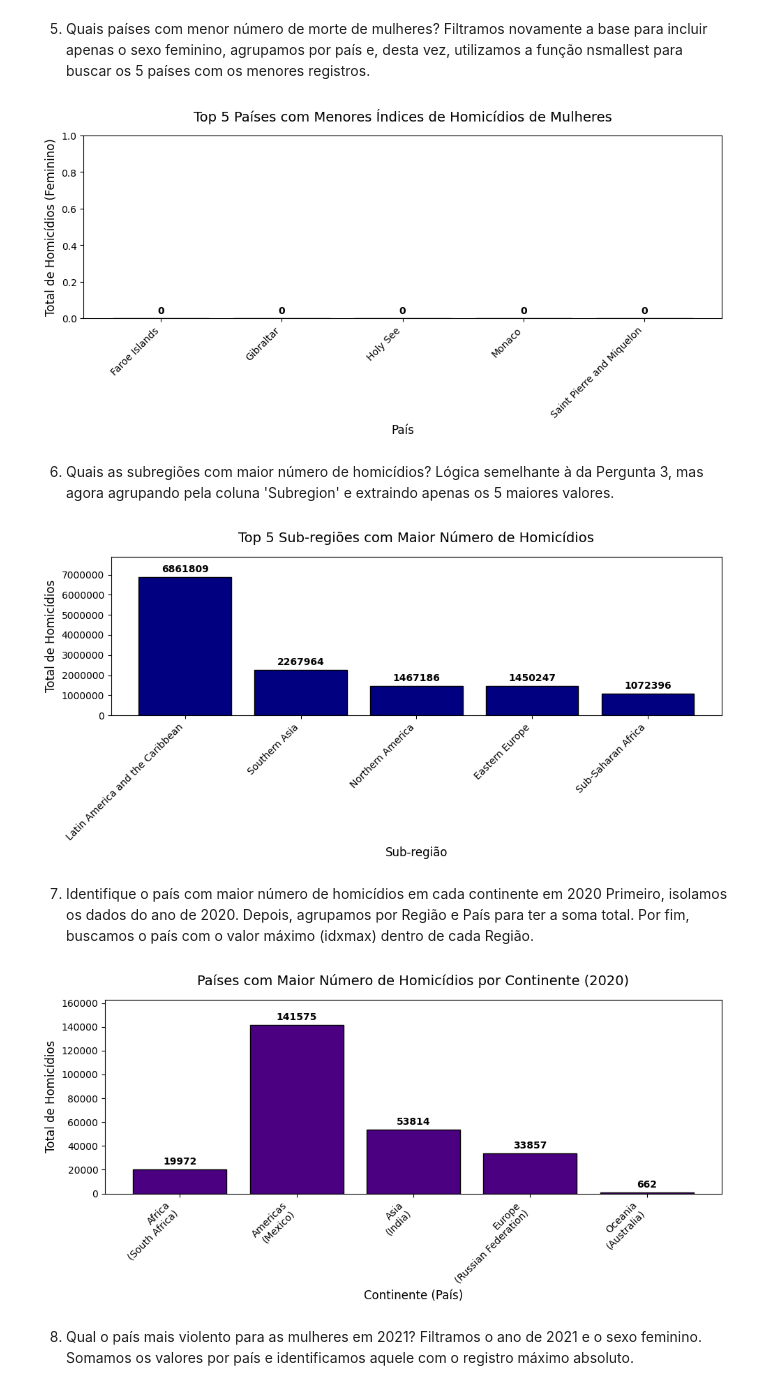
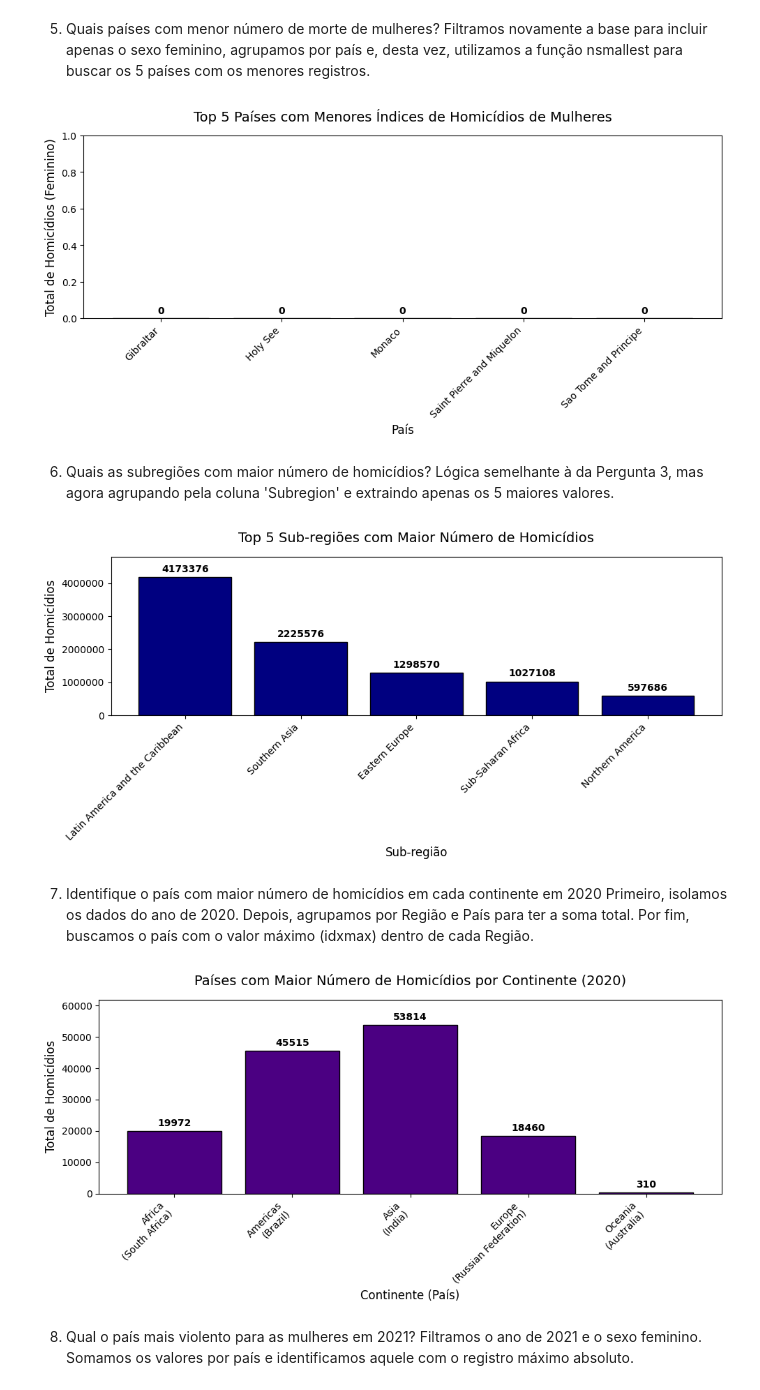
Before and after one commit to victoremanuelfont/analise_homicidios_regressao, a Jupyter notebook: Análise_Homicídios.ipynb, the cells around one changed output. Saved outputs shown, nothing was run; the diff lists cells and outputs as text; code cells hidden in the pictures.

Commit message:
Criação de um filtro no database para os dados ficarem "limpos" nos calculos

```diff
--- a/Análise_Homicídios.ipynb
+++ b/Análise_Homicídios.ipynb
@@ -6,14 +6,34 @@ import pandas as pd
 import numpy as np
 import matplotlib.pyplot as plt
 
+# Caminho do arquivo
+caminho_arquivo = 'data_cts_intentional_homicide.csv'
+
+# 1. Lendo o arquivo CSV original
+df_counts = pd.read_csv(caminho_arquivo, skiprows=2, low_memory=False)
+
+# 2. Criando o DataFrame limpo (Filtra apenas contagens absolutas e evita dupla contagem)
+df_limpo = df_counts[
+    (df_counts['Unit of measurement'] == 'Counts') &
+    (df_counts['Dimension'] == 'Total') &
+    (df_counts['Category'] == 'Total') &
+    (df_counts['Age'] == 'Total')
+].copy()
+
+# 3. Garante que a coluna 'VALUE' é tratada como número (fundamental para as somas)
+df_limpo['VALUE'] = pd.to_numeric(df_limpo['VALUE'], errors='coerce')
+
+# Exibindo as primeiras linhas para verificar
+df_limpo.head()
+
 # Carregamento do arquivo
-df = pd.read_csv('data_cts_intentional_homicide.csv', skiprows=2, low_memory=False)
+#df = pd.read_csv('data_cts_intentional_homicide.csv', skiprows=2, low_memory=False)
 
 # Padronizando colunas
-df.columns = [col.capitalize() for col in df.columns]
+#df.columns = [col.capitalize() for col in df.columns]
 
 # Filtrando contagens e convertendo valores
-df_counts = df[df['Unit of measurement'] == 'Counts'].copy()
-df_counts['Year'] = pd.to_numeric(df_counts['Year'], errors='coerce')
-df_counts['Value'] = pd.to_numeric(df_counts['Value'], errors='coerce')
-df_counts = df_counts.dropna(subset=['Value'])
+#df_counts = df[df['Unit of measurement'] == 'Counts'].copy()
+#df_counts['Year'] = pd.to_numeric(df_counts['Year'], errors='coerce')
+#df_counts['VALUE'] = pd.to_numeric(df_counts['VALUE'], errors='coerce')
+#df_counts = df_counts.dropna(subset=['VALUE'])
@@ -181,15 +208,15 @@ Filtramos novamente a base para incluir apenas o sexo feminino, agrupamos por pa
 import matplotlib.pyplot as plt
 
 # Filtra os dados para o sexo feminino
-df_mulheres = df_counts[df_counts['Sex'] == 'Female']
+df_mulheres = df_limpo[df_limpo['Sex'] == 'Female']
 # Agrupa por país e obtém os 5 menores
-menores_paises_mulheres = df_mulheres.groupby('Country')['Value'].sum().nsmallest(5).reset_index()
+menores_paises_mulheres = df_mulheres.groupby('Country')['VALUE'].sum().nsmallest(5).reset_index()
 
 # Plotagem em um único gráfico de colunas
 plt.figure(figsize=(10, 5))
 grafico_barras = plt.bar(
     menores_paises_mulheres["Country"],
-    menores_paises_mulheres["Value"],
+    menores_paises_mulheres["VALUE"],
     color="salmon",
     edgecolor="black",
 )
@@ -203,14 +230,14 @@ plt.xlabel("País", fontsize=12)
 plt.ylabel("Total de Homicídios (Feminino)", fontsize=12)
 
 # Como existe paises com valores 0, aqui ajudará na visualização
-val_max = menores_paises_mulheres["Value"].max()
+val_max = menores_paises_mulheres["VALUE"].max()
 plt.ylim(0, 1 if val_max == 0 else val_max * 1.15)
 
 plt.xticks(rotation=45, ha="right", fontsize=10) # Rotaciona os nomes dos países para não sobrepor
 plt.tight_layout()                               # Ajusta automaticamente as margens do gráfico
 plt.show()                                       # Exibir o gráfico no Colab
 # %% [output]
-[figure, old version]
+[figure, new version]
 # %% [markdown]
 6. Quais as subregiões com maior número de homicídios?
 Lógica semelhante à da Pergunta 3, mas agora agrupando pela coluna 'Subregion' e extraindo apenas os 5 maiores valores.
@@ -218,13 +245,13 @@ Lógica semelhante à da Pergunta 3, mas agora agrupando pela coluna 'Subregion'
 import matplotlib.pyplot as plt
 
 # Agrupa por subregião e obtém os 5 maiores valores (usando o df_totais já filtrado)
-subregioes_maiores = df_totais.groupby('Subregion')['Value'].sum().nlargest(5).reset_index()
+subregioes_maiores = df_totais.groupby('Subregion')['VALUE'].sum().nlargest(5).reset_index()
 
 # Plotagem em um único gráfico de colunas
 plt.figure(figsize=(10, 5))
 grafico_barras = plt.bar(
     subregioes_maiores["Subregion"],
-    subregioes_maiores["Value"],
+    subregioes_maiores["VALUE"],
     color="navy",
     edgecolor="black",
 )
@@ -240,12 +267,12 @@ plt.ylabel("Total de Homicídios", fontsize=12)
 # Formata a visualização do eixo y para não mostrar número científico
 plt.ticklabel_format(style="plain", axis="y")
 
-plt.ylim(0, subregioes_maiores["Value"].max() * 1.15) # Definindo os limites, superior com folga
+plt.ylim(0, subregioes_maiores["VALUE"].max() * 1.15) # Definindo os limites, superior com folga
 plt.xticks(rotation=45, ha="right", fontsize=10)      # Rotaciona os nomes das sub-regiões para não sobrepor
 plt.tight_layout()                                    # Ajusta automaticamente as margens do gráfico
 plt.show()                                            # Exibir o gráfico no Colab
 # %% [output]
-[figure, old version]
+[figure, new version]
 # %% [markdown]
 7. Identifique o país com maior número de homicídios em cada continente em 2020
 Primeiro, isolamos os dados do ano de 2020. Depois, agrupamos por Região e País para ter a soma total. Por fim, buscamos o país com o valor máximo (idxmax) dentro de cada Região.
@@ -253,45 +280,45 @@ Primeiro, isolamos os dados do ano de 2020. Depois, agrupamos por Região e Paí
 import matplotlib.pyplot as plt
 
 # Filtra os dados para o ano de 2020 e sexo Total
-df_2020 = df_counts[(df_counts['Year'] == 2020) & (df_counts['Sex'] == 'Total')]
+df_2020 = df_limpo[(df_limpo['Year'] == 2020) & (df_limpo['Sex'] == 'Total')]
 # Agrupa por região e país para somar os totais
-somas_2020 = df_2020.groupby(['Region', 'Country'])['Value'].sum().reset_index()
+somas_2020 = df_2020.groupby(['Region', 'Country'])['VALUE'].sum().reset_index()
 # Encontra o índice do maior valor dentro de cada região/continente
-indices_maiores = somas_2020.groupby('Region')['Value'].idxmax()
+indices_maiores = somas_2020.groupby('Region')['VALUE'].idxmax()
 maiores_por_regiao = somas_2020.loc[indices_maiores].reset_index(drop=True)
 
 # Cria os rótulos combinando o Continente (Region) com o respectivo País
 rotulos_eixo_x = [
     f"{reg}\n({pais})"
     for reg, pais in zip(
         maiores_por_regiao["Region"], maiores_por_regiao["Country"]
     )
 ]
 
 # Plotagem em um único gráfico de colunas
 plt.figure(figsize=(10, 5))
 grafico_barras = plt.bar(
     rotulos_eixo_x,
-    maiores_por_regiao["Value"],
+    maiores_por_regiao["VALUE"],
     color="indigo",
     edgecolor="black",
 )
 
 # Adiciona os números em cima de cada coluna
 plt.bar_label(grafico_barras, padding=3, fmt="%d", fontsize=10, weight="bold")
 
 # Ajustes de layout e correção de margem superior
 plt.title("Países com Maior Número de Homicídios por Continente (2020)",fontsize=14,pad=15)
 plt.xlabel("Continente (País)", fontsize=12)
 plt.ylabel("Total de Homicídios", fontsize=12)
 
 
-plt.ylim(0, maiores_por_regiao["Value"].max() * 1.15) # Definindo os limites, superior com folga
+plt.ylim(0, maiores_por_regiao["VALUE"].max() * 1.15) # Definindo os limites, superior com folga
 plt.xticks(rotation=45, ha="right", fontsize=10)      # Rotaciona os nomes para não sobrepor
 plt.tight_layout()                                    # Ajusta automaticamente as margens do gráfico
 plt.show()                                            # Exibir o gráfico no Colab
 # %% [output]
-[figure, old version]
+[figure, new version]
 # %% [markdown]
 8. Qual o país mais violento para as mulheres em 2021?
 Filtramos o ano de 2021 e o sexo feminino. Somamos os valores por país e identificamos aquele com o registro máximo absoluto.
```
Also changed, not shown: parts of 10 cells of this notebook.
